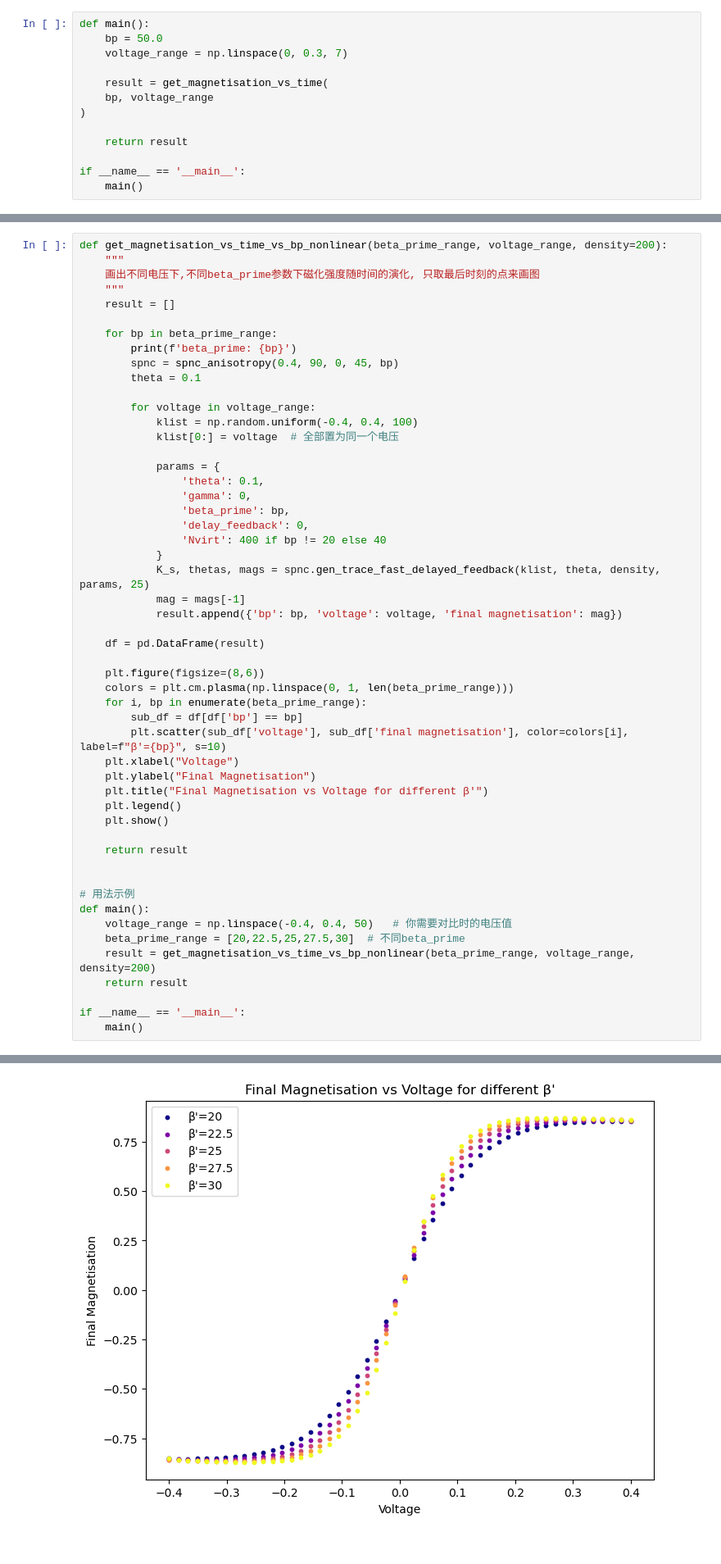
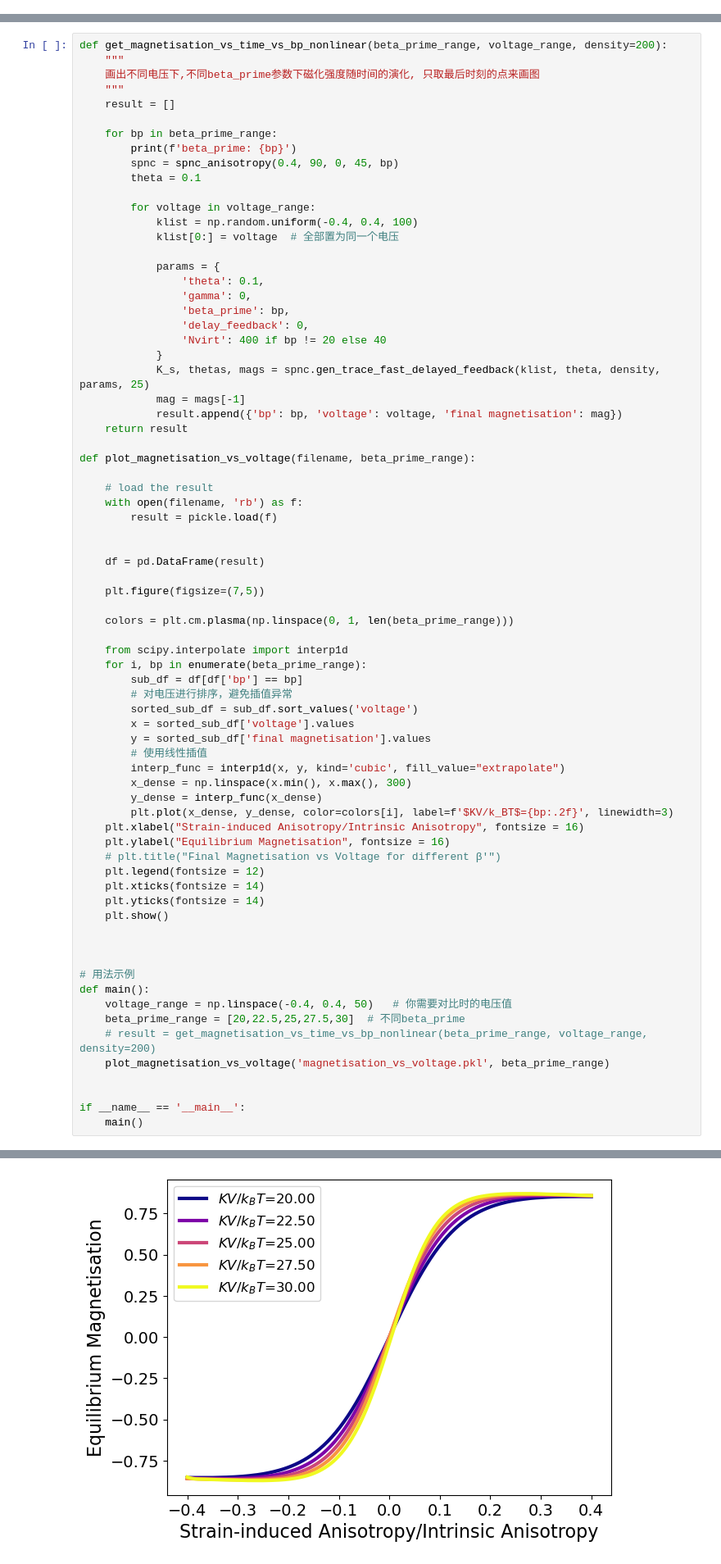
Before and after one commit to VvvpC/spnc_taskindependent_metrics, a Jupyter notebook: Plot_Functions/plotting_omega and magnetisation.ipynb, the cells around one changed output, grey strips where cells are left out. Shown at 82% size. Drawn from its saved outputs; the diff is of its cells as text.

```diff
--- a/Plot_Functions/plotting_omega and magnetisation.ipynb
+++ b/Plot_Functions/plotting_omega and magnetisation.ipynb
@@ -694,16 +694,3 @@ applied voltage: 0.19999999999999998
 applied voltage: 0.24999999999999997
 applied voltage: 0.3
 [figure]
-# %%
-def main():
-    bp = 50.0
-    voltage_range = np.linspace(0, 0.3, 7)
-
-    result = get_magnetisation_vs_time(
-    bp, voltage_range
-)
-
-    return result
-
-if __name__ == '__main__':
-    main()
@@ -877,29 +936,50 @@ def get_magnetisation_vs_time_vs_bp_nonlinear(beta_prime_range, voltage_range, d
             K_s, thetas, mags = spnc.gen_trace_fast_delayed_feedback(klist, theta, density, params, 25)
             mag = mags[-1]
             result.append({'bp': bp, 'voltage': voltage, 'final magnetisation': mag})
+    return result
+
+def plot_magnetisation_vs_voltage(filename, beta_prime_range):
+
+    # load the result
+    with open(filename, 'rb') as f:
+        result = pickle.load(f)
+
 
     df = pd.DataFrame(result)
 
-    plt.figure(figsize=(8,6))
+    plt.figure(figsize=(7,5))
+
     colors = plt.cm.plasma(np.linspace(0, 1, len(beta_prime_range)))
+
+    from scipy.interpolate import interp1d
     for i, bp in enumerate(beta_prime_range):
         sub_df = df[df['bp'] == bp]
-        plt.scatter(sub_df['voltage'], sub_df['final magnetisation'], color=colors[i], label=f"β'={bp}", s=10)
-    plt.xlabel("Voltage")
-    plt.ylabel("Final Magnetisation")
-    plt.title("Final Magnetisation vs Voltage for different β'")
-    plt.legend()
+        # 对电压进行排序，避免插值异常
+        sorted_sub_df = sub_df.sort_values('voltage')
+        x = sorted_sub_df['voltage'].values
+        y = sorted_sub_df['final magnetisation'].values
+        # 使用线性插值
+        interp_func = interp1d(x, y, kind='cubic', fill_value="extrapolate")
+        x_dense = np.linspace(x.min(), x.max(), 300)
+        y_dense = interp_func(x_dense)
+        plt.plot(x_dense, y_dense, color=colors[i], label=f'$KV/k_BT$={bp:.2f}', linewidth=3)
+    plt.xlabel("Strain-induced Anisotropy/Intrinsic Anisotropy", fontsize = 16)
+    plt.ylabel("Equilibrium Magnetisation", fontsize = 16)
+    # plt.title("Final Magnetisation vs Voltage for different β'")
+    plt.legend(fontsize = 12)
+    plt.xticks(fontsize = 14)
+    plt.yticks(fontsize = 14)
     plt.show()
 
-    return result
 
 
 # 用法示例
 def main():
     voltage_range = np.linspace(-0.4, 0.4, 50)   # 你需要对比时的电压值
     beta_prime_range = [20,22.5,25,27.5,30]  # 不同beta_prime
-    result = get_magnetisation_vs_time_vs_bp_nonlinear(beta_prime_range, voltage_range, density=200)
-    return result
+    # result = get_magnetisation_vs_time_vs_bp_nonlinear(beta_prime_range, voltage_range, density=200)
+    plot_magnetisation_vs_voltage('magnetisation_vs_voltage.pkl', beta_prime_range)
+
 
 if __name__ == '__main__':
     main()
@@ -912 +987 @@ beta_prime: 30
-[figure, old version]
+[figure, new version]
```
Also changed, not shown: parts of 5 cells of this notebook.
